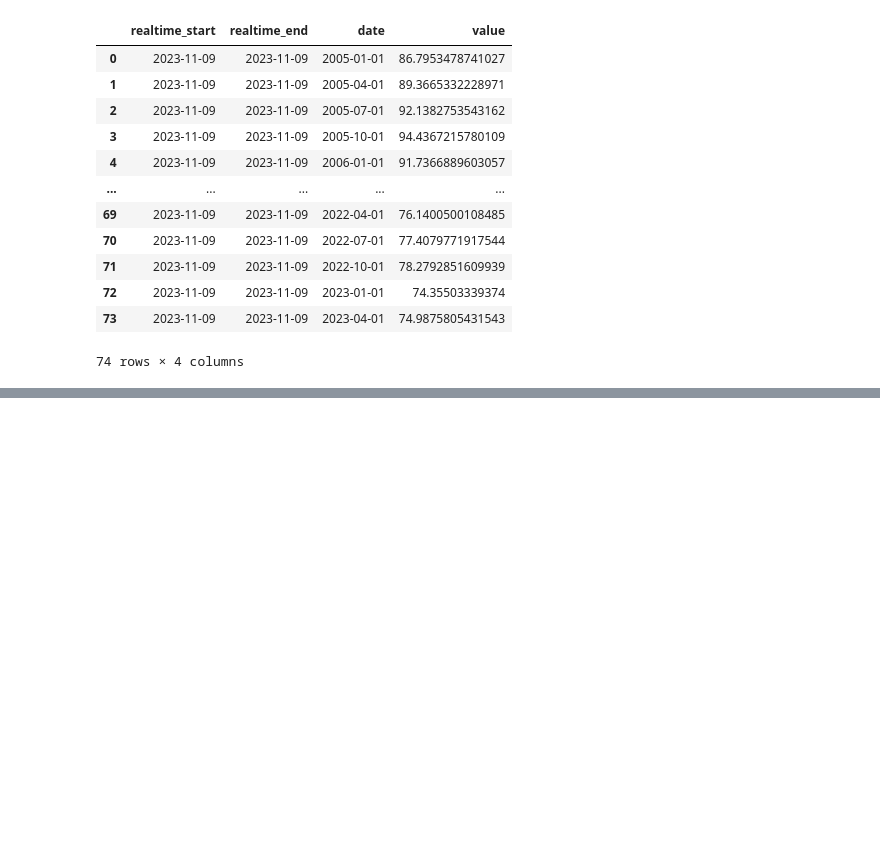
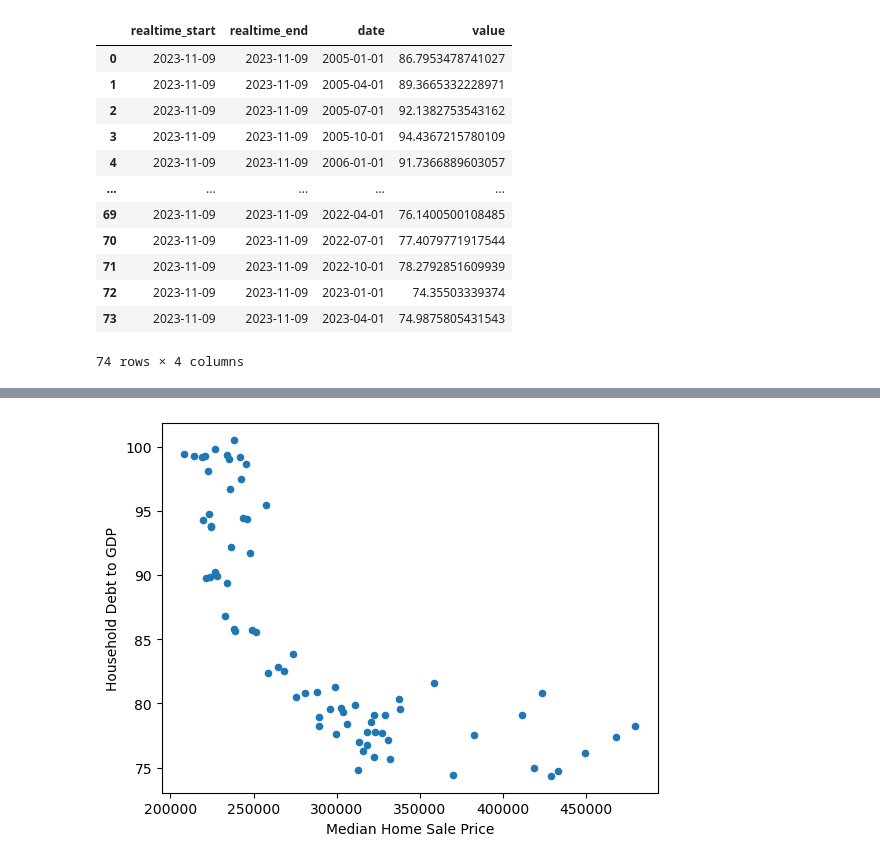
Before and after one commit to njlanger/Project1_Grp3, a Jupyter notebook: input_data/raw_fred_data.ipynb, the cells around one changed output, grey strips where cells are left out. Drawn from its saved outputs; the diff is of its cells as text; code cells hidden in the pictures; blank space fills up the shorter version.

Commit message:
Created Dataframes and test merged two Datasets

```diff
--- a/input_data/raw_fred_data.ipynb
+++ b/input_data/raw_fred_data.ipynb
@@ -179,3 +291,23 @@ household_debt_to_gdp
 | 72 | 2023-11-09 | 2023-11-09 | 2023-01-01 | 74.35503339374 |
 | 73 | 2023-11-09 | 2023-11-09 | 2023-04-01 | 74.9875805431543 |
 74 rows × 4 columns
+# %%
+# Rename Columns
+household_debt_to_gdp_df = household_debt_to_gdp.rename(
+    columns={
+        "date": "Date",
+        "value": "Household Debt to GDP"
+    }
+)
+
+# Grab columns needed for Dataframe
+household_debt_to_gdp_df = household_debt_to_gdp_df[["Date", "Household Debt to GDP"]]
+
+# Change the 'Date' column to datetime64 type
+household_debt_to_gdp_df["Date"] = pd.to_datetime(household_debt_to_gdp_df["Date"])
+
+# Change the '15 yr Fixed Mortgage Rate' to float type
+household_debt_to_gdp_df["Household Debt to GDP"] = household_debt_to_gdp_df["Household Debt to GDP"].astype(float)
+
+# Display Dataframe
+household_debt_to_gdp_df.head()
@@ -181,0 +323,5 @@ household_debt_to_gdp
+# %%
+# Merging Median Home Prices and Household Debt to GDP
+# Only merging as a test since these two have overlapping 'Date' values
+
+med_home_price_and_gdp = pd.merge(median_home_price_df, household_debt_to_gdp_df, how="inner", on="Date")
@@ -181,0 +344,7 @@ household_debt_to_gdp
+# %%
+# Create Scatter Plot
+med_home_price_and_gdp.plot(kind="scatter", x="Median Home Sale Price", y= "Household Debt to GDP")
+
+plt.show()
+# %% [output]
+[figure, added]
```
Also changed, not shown: parts of 27 cells of this notebook.
